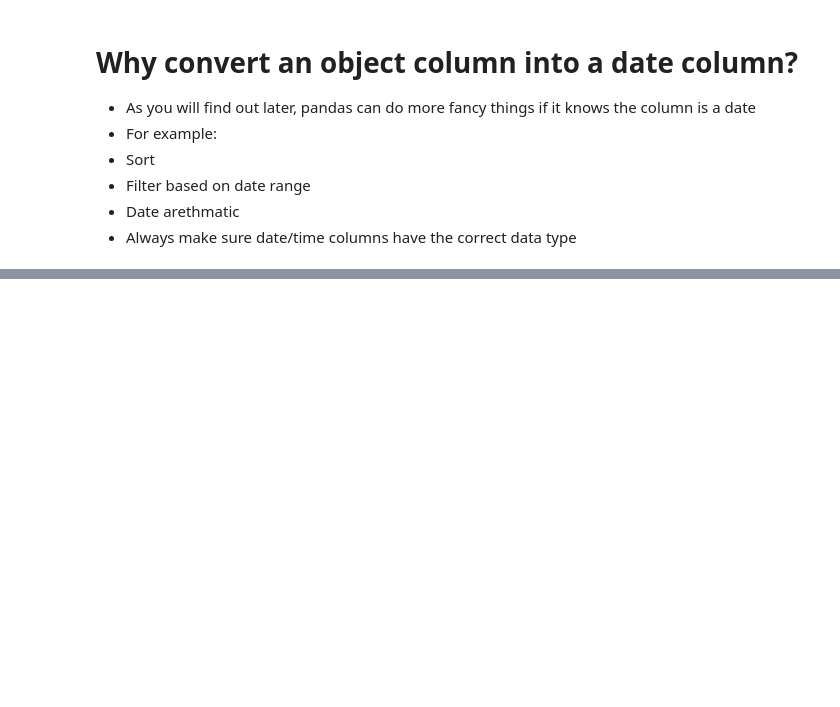
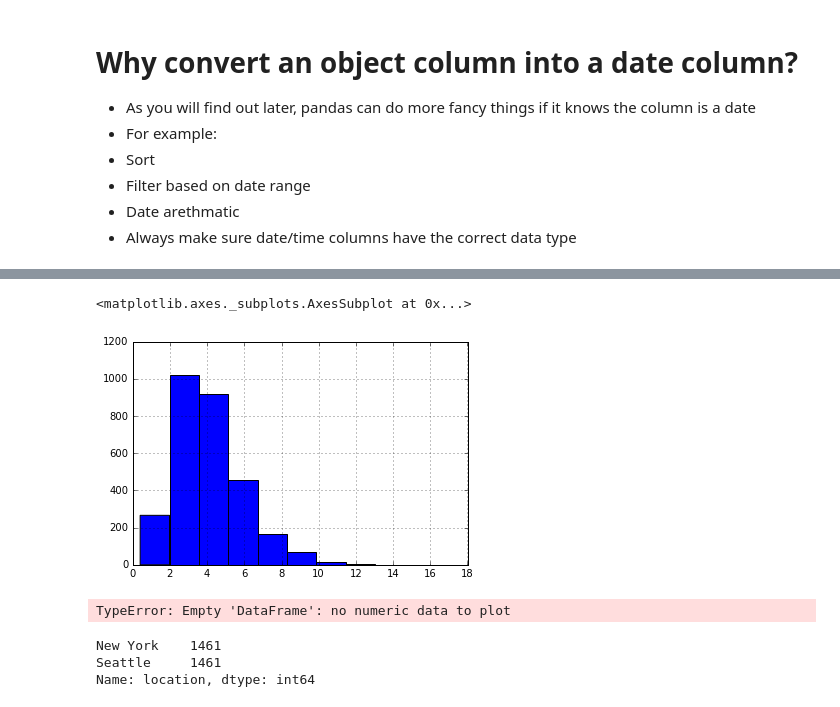
Before and after one commit to malmarz/pandas, a Jupyter notebook: week2.ipynb, the cells around one changed output, grey strips where cells are left out. Saved outputs shown, nothing was run; the diff lists cells and outputs as text; code cells hidden in the pictures; blank space fills up the shorter version.

```diff
--- a/week2.ipynb
+++ b/week2.ipynb
@@ -152,0 +268,18 @@ dtype: object
+# %%
+# you can try a histogram
+my_df['wind'].hist()
+# %% [output]
+<matplotlib.axes._subplots.AxesSubplot at 0x...>
+[figure, added]
+# %%
+# Sometime pandas cannot plot it
+my_df['location'].plot()
+# %% [output]
+TypeError: Empty 'DataFrame': no numeric data to plot
+# %%
+# Such variables are usually categorical and you can get frequencies like so
+my_df['location'].value_counts()
+# %% [output]
+New York    1461
+Seattle     1461
+Name: location, dtype: int64
```
Also changed, not shown: parts of 17 cells of this notebook.
